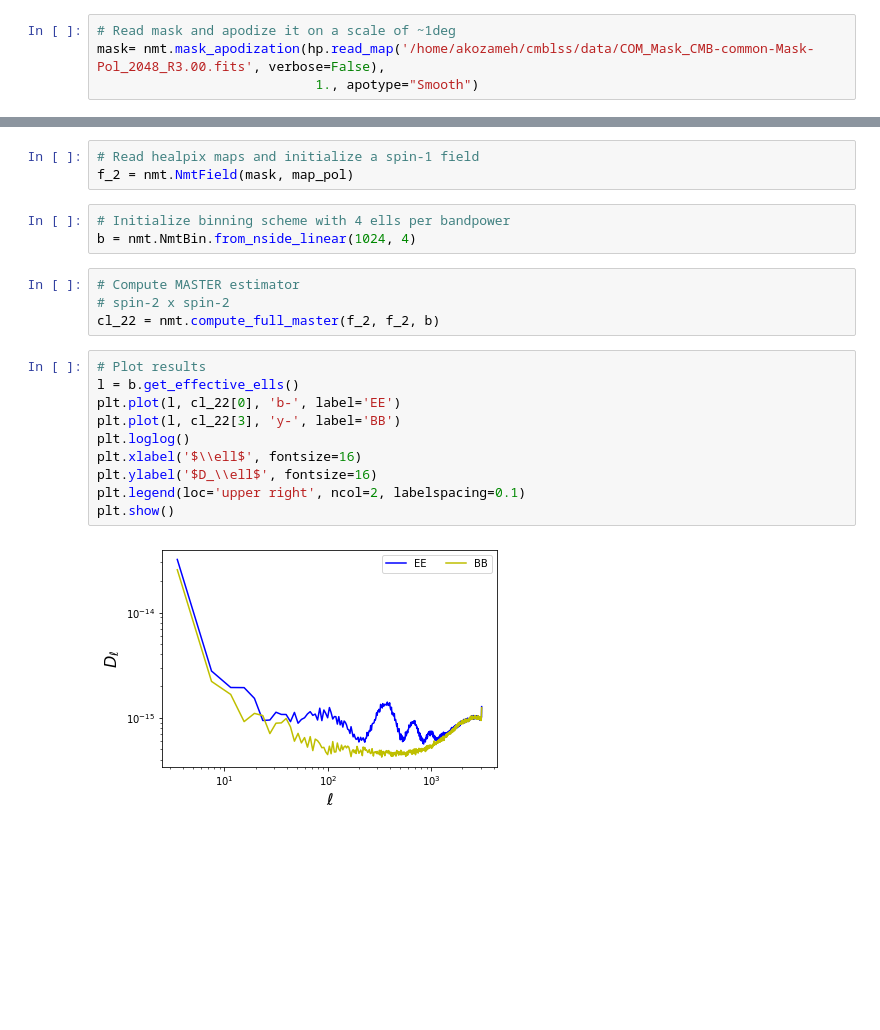
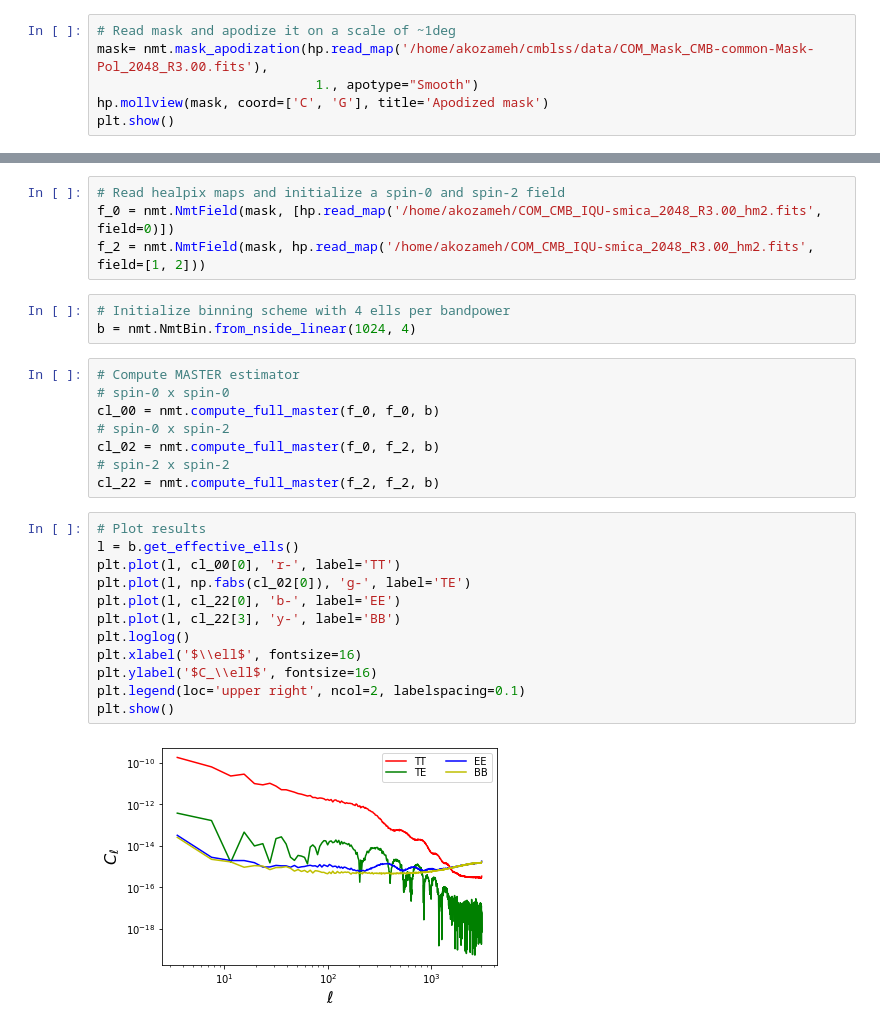
Before and after one commit to Augustocmb/cmblss, a Jupyter notebook: code/cmblss-main/polarization_anisotropies_1.ipynb, the cells around one changed output, grey strips where cells are left out. Saved outputs shown, nothing was run; the diff lists cells and outputs as text; blank space fills up the shorter version.

Commit message:
I computed the cross- power spectra of  EE, TE, BB of a polarization maps

```diff
--- a/code/cmblss-main/polarization_anisotropies_1.ipynb
+++ b/code/cmblss-main/polarization_anisotropies_1.ipynb
@@ -24,6 +26,8 @@ pol_map=hp.read_map('/home/akozameh/COM_CMB_IQU-smica_2048_R3.00_hm2.fits', [1,2
 map_pol=hp.pixelfunc.ud_grade(pol_map, 1024)
 # %%
 # Read mask and apodize it on a scale of ~1deg
-mask= nmt.mask_apodization(hp.read_map('/home/akozameh/cmblss/data/COM_Mask_CMB-common-Mask-Pol_2048_R3.00.fits', verbose=False),
+mask= nmt.mask_apodization(hp.read_map('/home/akozameh/cmblss/data/COM_Mask_CMB-common-Mask-Pol_2048_R3.00.fits'),
                             1., apotype="Smooth")
+hp.mollview(mask, coord=['C', 'G'], title='Apodized mask')
+plt.show()
 # %% [output]
@@ -39,22 +38,29 @@ plt.show()
 # %%
-# Read healpix maps and initialize a spin-1 field
-f_2 = nmt.NmtField(mask, map_pol)
+# Read healpix maps and initialize a spin-0 and spin-2 field
+f_0 = nmt.NmtField(mask, [hp.read_map('/home/akozameh/COM_CMB_IQU-smica_2048_R3.00_hm2.fits', field=0)])
+f_2 = nmt.NmtField(mask, hp.read_map('/home/akozameh/COM_CMB_IQU-smica_2048_R3.00_hm2.fits', field=[1, 2]))
 # %%
 # Initialize binning scheme with 4 ells per bandpower
 b = nmt.NmtBin.from_nside_linear(1024, 4)
 # %%
 # Compute MASTER estimator
+# spin-0 x spin-0
+cl_00 = nmt.compute_full_master(f_0, f_0, b)
+# spin-0 x spin-2
+cl_02 = nmt.compute_full_master(f_0, f_2, b)
 # spin-2 x spin-2
 cl_22 = nmt.compute_full_master(f_2, f_2, b)
 # %%
 # Plot results
 l = b.get_effective_ells()
+plt.plot(l, cl_00[0], 'r-', label='TT')
+plt.plot(l, np.fabs(cl_02[0]), 'g-', label='TE')
 plt.plot(l, cl_22[0], 'b-', label='EE')
 plt.plot(l, cl_22[3], 'y-', label='BB')
 plt.loglog()
 plt.xlabel('$\\ell$', fontsize=16)
-plt.ylabel('$D_\\ell$', fontsize=16)
+plt.ylabel('$C_\\ell$', fontsize=16)
 plt.legend(loc='upper right', ncol=2, labelspacing=0.1)
 plt.show()
 # %% [output]
-[figure, old version]
+[figure, new version]
```
Also changed, not shown: parts of 6 cells of this notebook.
